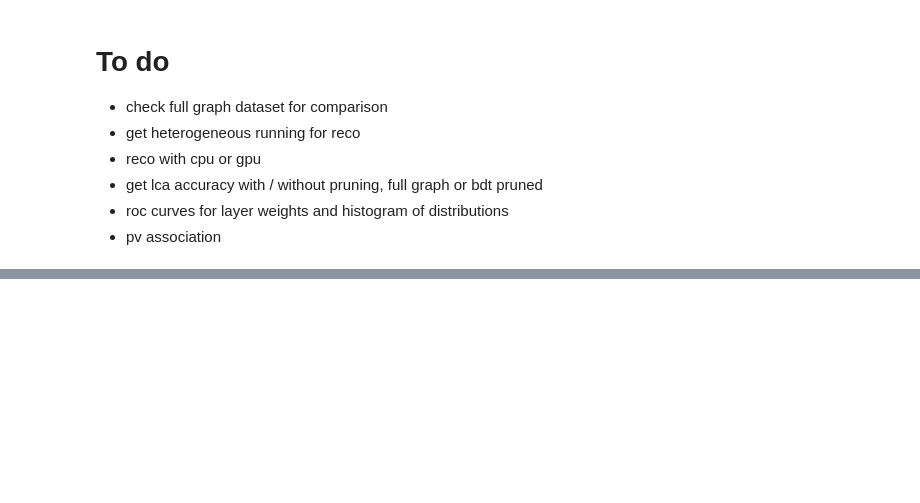
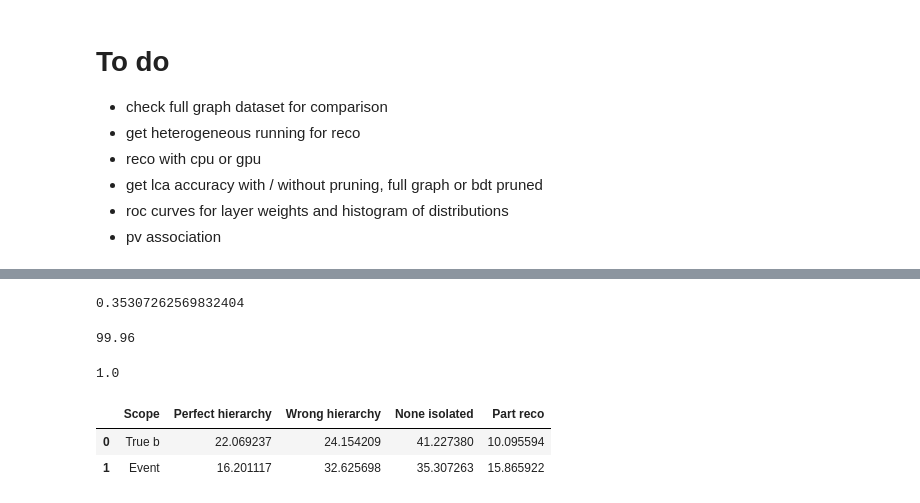
Before and after one commit to willsutcliffe/scalable_mtl_hgnn, a Jupyter notebook: Refactoring_perf.ipynb, the cells around one changed output, grey strips where cells are left out. Cells and saved outputs as stored; diff of their text form; code cells hidden in the pictures; blank space fills up the shorter version.

```diff
--- a/Refactoring_perf.ipynb
+++ b/Refactoring_perf.ipynb
@@ -870,0 +910,12 @@ len(perf.signal_df.query('NotFound == 1'))/len(perf.signal_df)
+# %%
+len(perf.event_df.query('NumSelectedParticlesFromHeavyHadronInEvent ==  NumParticlesFromHeavyHadronInEvent and NumSelectedBackgroundParticlesInEvent > 0' ))/len(perf.event_df)
+# %% [output]
+0.35307262569832404
+# %%
+48.8+15.86+35.3
+# %% [output]
+99.96
+# %%
+0.488268156424581+0.15865921787709497+0.35307262569832404
+# %% [output]
+1.0
@@ -870,0 +924,27 @@ len(perf.signal_df.query('NotFound == 1'))/len(perf.signal_df)
+# %%
+perf_numbers = pd.DataFrame(columns=["Scope", "Perfect hierarchy", "Wrong hierarchy", "None isolated", "Part reco"])
+
+sig_part_reco = 100*len(perf.signal_df.query('PartReco == 1'))/len(perf.signal_df)
+sig_perfect_reco = 100*len(perf.signal_df.query('PerfectSignalReconstruction == 1'))/len(perf.signal_df)
+sig_wrong_hierarchy  = 100*len(perf.signal_df.query('AllParticles == 1'))/len(perf.signal_df) - sig_perfect_reco
+sig_none_isolated = 100*len(perf.signal_df.query('NoneIso == 1'))/len(perf.signal_df)
+sig_part_reco  = 100*len(perf.signal_df.query('PartReco == 1'))/len(perf.signal_df) + len(perf.signal_df.query('NotFound == 1'))/len(perf.signal_df)
+
+event_perfect_reco = 100*len(perf.event_df.query('PerfectEventReconstruction == 1'))/len(perf.event_df)
+event_wrong_hierarchy = 100*len(perf.event_df.query('NumSelectedBackgroundParticlesInEvent == 0 and NumSelectedParticlesFromHeavyHadronInEvent 	==  NumParticlesFromHeavyHadronInEvent'))/len(perf.event_df) - event_perfect_reco
+event_none_isolated = 100*len(perf.event_df.query('NumSelectedParticlesFromHeavyHadronInEvent ==  NumParticlesFromHeavyHadronInEvent and NumSelectedBackgroundParticlesInEvent > 0' ))/len(perf.event_df)
+event_part_reco = 100*len(perf.event_df.query('NumSelectedParticlesFromHeavyHadronInEvent <  NumParticlesFromHeavyHadronInEvent' ))/len(perf.event_df)
+perf_numbers = perf_numbers._append({ "Scope" : "True b", "Perfect hierarchy" :  sig_perfect_reco,
+                                     "Wrong hierarchy" : sig_wrong_hierarchy, "None isolated" : sig_none_isolated,
+                                     "Part reco" :sig_part_reco}, ignore_index= True)
+perf_numbers = perf_numbers._append({ "Scope" : "Event", "Perfect hierarchy" :  event_perfect_reco,
+                                     "Wrong hierarchy" : event_wrong_hierarchy, "None isolated" : event_none_isolated, "Part reco" :event_part_reco},
+                                    ignore_index= True)
+with open("performance_table.tex", "w") as f:
+    f.write(perf_numbers.to_latex(index=False, float_format="{:.1f}".format))
+# %%
+perf_numbers
+# %% [output]
+|  | Scope | Perfect hierarchy | Wrong hierarchy | None isolated | Part reco |
+| 0 | True b | 22.069237 | 24.154209 | 41.227380 | 10.095594 |
+| 1 | Event | 16.201117 | 32.625698 | 35.307263 | 15.865922 |
```
Also changed, not shown: parts of 28 cells of this notebook.
